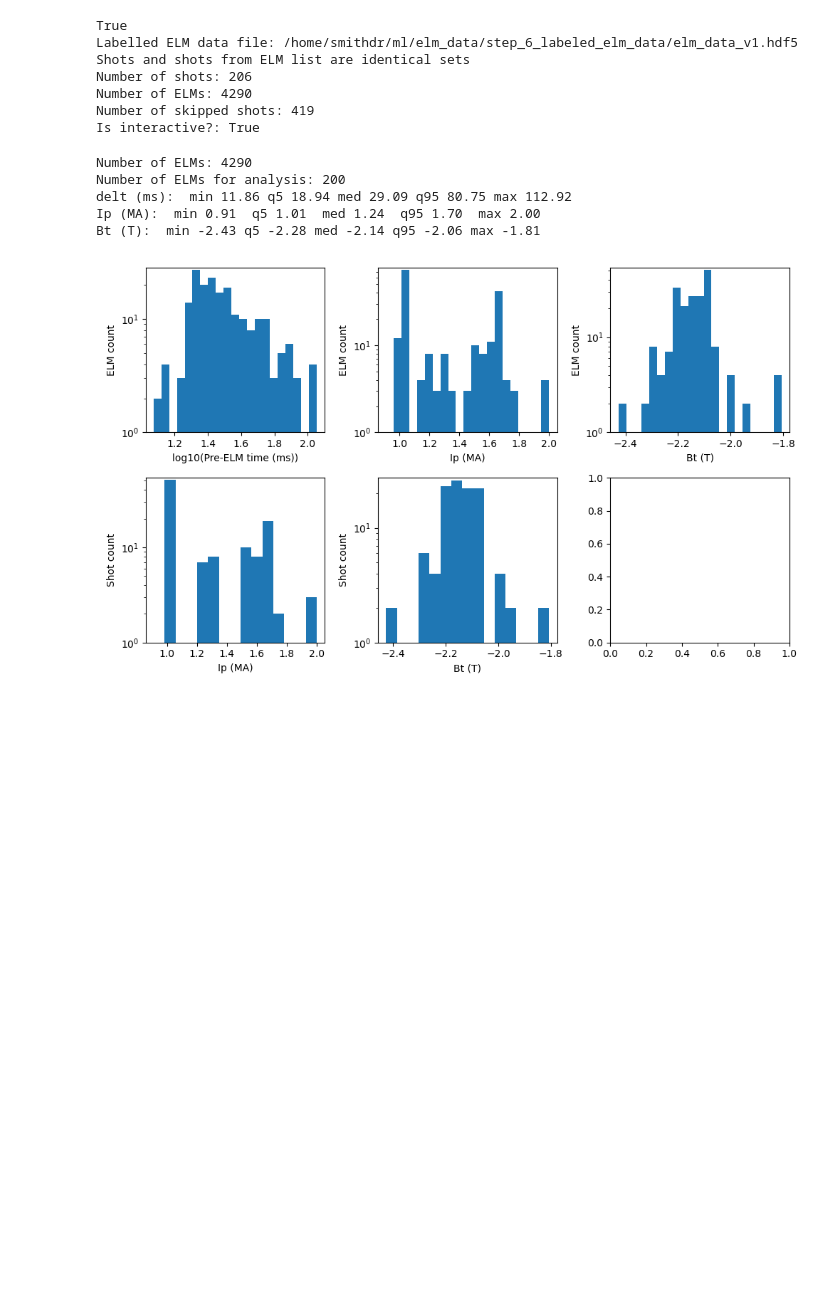
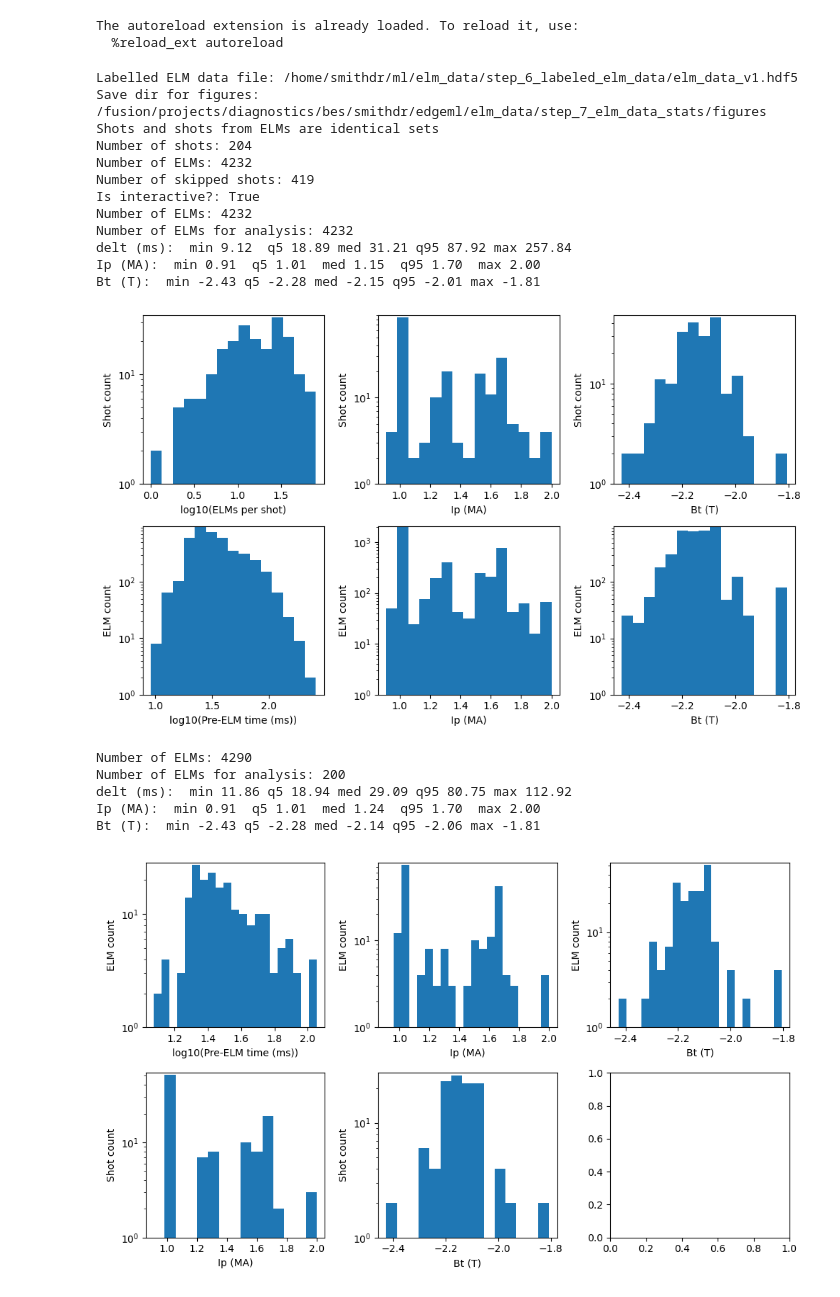
Before and after one commit to PlasmaControl/bes-edgeml-datasets, a Jupyter notebook: elm_data/step_7_elm_data_stats/elm_data_stats.ipynb, the cells around one changed output. Saved outputs shown, nothing was run; the diff lists cells and outputs as text; code cells hidden in the pictures; blank space fills up the shorter version.

```diff
--- a/elm_data/step_7_elm_data_stats/elm_data_stats.ipynb
+++ b/elm_data/step_7_elm_data_stats/elm_data_stats.ipynb
@@ -1,6 +1,7 @@
 # %%
 %load_ext autoreload
-%matplotlib widget
+%autoreload 1
+%matplotlib inline
 import numpy as np
 import matplotlib.pyplot as plt
 import h5py
@@ -8,16 +9,29 @@ import h5py
 %aimport elm_data_stats
 from elm_data_stats import ELM_Data_Stats
 
-print(plt.isinteractive())
-stats = ELM_Data_Stats('/home/smithdr/ml/elm_data/step_6_labeled_elm_data/elm_data_v1.hdf5')
+%aimport elm_data.data_tools
+from elm_data.data_tools import HDF5_Data
 # %% [output]
-True
-Labelled ELM data file: /home/smithdr/ml/elm_data/step_6_labeled_elm_data/elm_data_v1.hdf5
-Shots and shots from ELM list are identical sets
-Number of shots: 206
-Number of ELMs: 4290
-Number of skipped shots: 419
-Is interactive?: True
+The autoreload extension is already loaded. To reload it, use:
+  %reload_ext autoreload
+# %%
+stats = ELM_Data_Stats('/home/smithdr/ml/elm_data/step_6_labeled_elm_data/elm_data_v1.hdf5')
+# stats.plot_elms(shuffle=False, only_onset_discrepency=True, max_elms=None)
+stats.plot_shot_elm_stats(max_elms=None)
+# %% [output]
+Labelled ELM data file: /home/smithdr/ml/elm_data/step_6_labeled_elm_data/elm_data_v1.hdf5
+Save dir for figures: /fusion/projects/diagnostics/bes/smithdr/edgeml/elm_data/step_7_elm_data_stats/figures
+Shots and shots from ELMs are identical sets
+Number of shots: 204
+Number of ELMs: 4232
+Number of skipped shots: 419
+Is interactive?: True
+Number of ELMs: 4232
+Number of ELMs for analysis: 4232
+delt (ms):  min 9.12  q5 18.89 med 31.21 q95 87.92 max 257.84
+Ip (MA):  min 0.91  q5 1.01  med 1.15  q95 1.70  max 2.00
+Bt (T):  min -2.43 q5 -2.28 med -2.15 q95 -2.01 max -1.81
+[figure, added]
 # %%
 plt.close('all')
 
```
Also changed, not shown: 4 other files.
